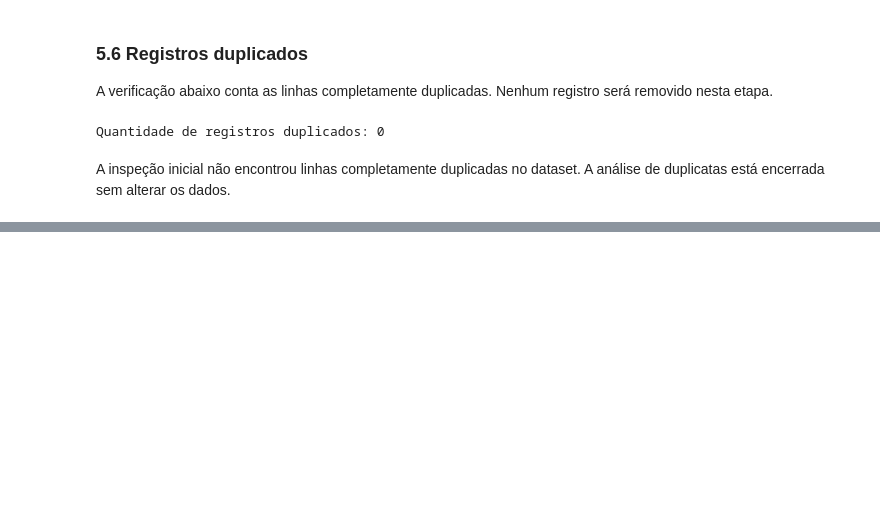
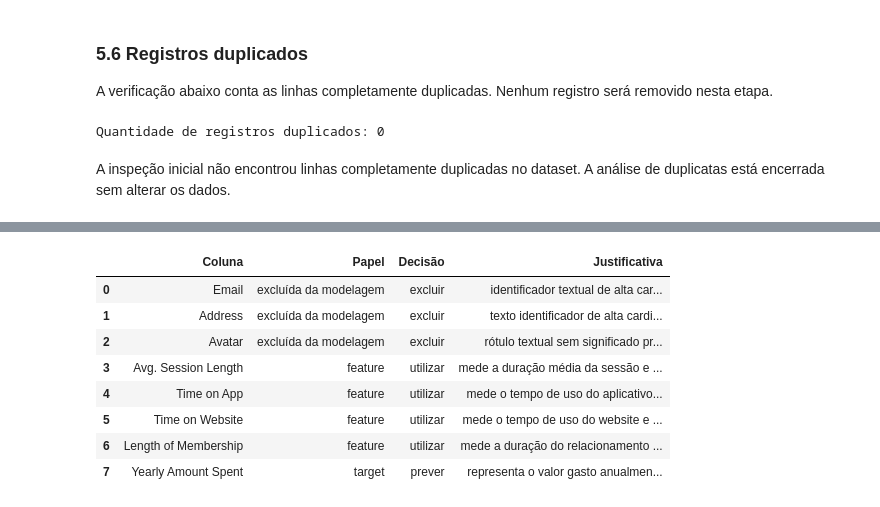
Before and after one commit to GabrielNito/desafio-do-oraculo-preditivo, a Jupyter notebook: notebooks/ecommerce_customers.ipynb, the cells around one changed output, grey strips where cells are left out. Cells and saved outputs as stored; diff of their text form; code cells hidden in the pictures; blank space fills up the shorter version.

Commit message:
feat: implement data preprocessing and train-test split

```diff
--- a/notebooks/ecommerce_customers.ipynb
+++ b/notebooks/ecommerce_customers.ipynb
@@ -163,0 +177,12 @@ Com base apenas na inspeção realizada, o dataset contém 500 registros e 8 var
+# %%
+variavel_alvo = 'Yearly Amount Spent'
+
+if variavel_alvo not in df.columns:
+    raise KeyError(f'A coluna-alvo não foi encontrada: {variavel_alvo}')
+
+if not pd.api.types.is_numeric_dtype(df[variavel_alvo]):
+    raise TypeError('A variável-alvo precisa ser numérica para este problema de regressão.')
+
+print(f'Variável-alvo confirmada: {variavel_alvo}')
+print(f'Tipo da variável-alvo: {df[variavel_alvo].dtype}')
+print('Interpretação: valor gasto anualmente por cliente.')
@@ -163,0 +199,66 @@ Com base apenas na inspeção realizada, o dataset contém 500 registros e 8 var
+# %%
+colunas_textuais = df.select_dtypes(exclude='number').columns.tolist()
+print('Cardinalidade dos campos textuais:')
+print(df[colunas_textuais].nunique().to_frame(name='Valores distintos'))
+
+colunas_features = [
+    'Avg. Session Length',
+    'Time on App',
+    'Time on Website',
+    'Length of Membership',
+]
+colunas_excluidas = ['Email', 'Address', 'Avatar']
+
+decisoes = {
+    'Email': {
+        'Papel': 'excluída da modelagem',
+        'Decisão': 'excluir',
+        'Justificativa': 'identificador textual de alta cardinalidade; não descreve diretamente o comportamento de uso',
+    },
+    'Address': {
+        'Papel': 'excluída da modelagem',
+        'Decisão': 'excluir',
+        'Justificativa': 'texto identificador de alta cardinalidade; transformar o endereço em categorias introduziria ruído e memorização',
+    },
+    'Avatar': {
+        'Papel': 'excluída da modelagem',
+        'Decisão': 'excluir',
+        'Justificativa': 'rótulo textual sem significado preditivo justificado para o gasto anual neste experimento',
+    },
+    'Avg. Session Length': {
+        'Papel': 'feature',
+        'Decisão': 'utilizar',
+        'Justificativa': 'mede a duração média da sessão e representa comportamento de uso do e-commerce',
+    },
+    'Time on App': {
+        'Papel': 'feature',
+        'Decisão': 'utilizar',
+        'Justificativa': 'mede o tempo de uso do aplicativo e é plausivelmente relacionado ao consumo',
+    },
+    'Time on Website': {
+        'Papel': 'feature',
+        'Decisão': 'utilizar',
+        'Justificativa': 'mede o tempo de uso do website e é plausivelmente relacionado ao consumo',
+    },
+    'Length of Membership': {
+        'Papel': 'feature',
+        'Decisão': 'utilizar',
+        'Justificativa': 'mede a duração do relacionamento do cliente com a empresa',
+    },
+    'Yearly Amount Spent': {
+        'Papel': 'target',
+        'Decisão': 'prever',
+        'Justificativa': 'representa o valor gasto anualmente pelo cliente e é a variável dependente',
+    },
+}
+
+if set(decisoes) != set(df.columns):
+    raise ValueError('A tabela de decisões não cobre exatamente as colunas do dataset.')
+
+if set(colunas_features + [variavel_alvo] + colunas_excluidas) != set(df.columns):
+    raise ValueError('Features, target e exclusões não cobrem exatamente as colunas do dataset.')
+
+tabela_decisoes = pd.DataFrame.from_dict(decisoes, orient='index')
+tabela_decisoes.index.name = 'Coluna'
+tabela_decisoes.reset_index()
+# %% [output]
@@ -163,0 +270,9 @@ Com base apenas na inspeção realizada, o dataset contém 500 registros e 8 var
+|  | Coluna | Papel | Decisão | Justificativa |
+| 0 | Email | excluída da modelagem | excluir | identificador textual de alta car... |
+| 1 | Address | excluída da modelagem | excluir | texto identificador de alta cardi... |
+| 2 | Avatar | excluída da modelagem | excluir | rótulo textual sem significado pr... |
+| 3 | Avg. Session Length | feature | utilizar | mede a duração média da sessão e ... |
+| 4 | Time on App | feature | utilizar | mede o tempo de uso do aplicativo... |
+| 5 | Time on Website | feature | utilizar | mede o tempo de uso do website e ... |
+| 6 | Length of Membership | feature | utilizar | mede a duração do relacionamento ... |
+| 7 | Yearly Amount Spent | target | prever | representa o valor gasto anualmen... |
```
Also changed, not shown: parts of 28 cells of this notebook, 5 other files.
